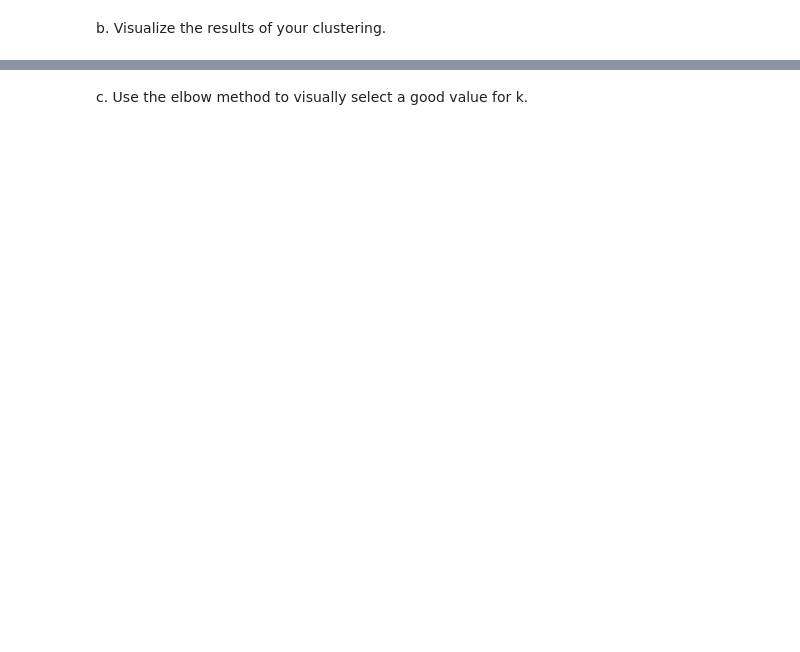
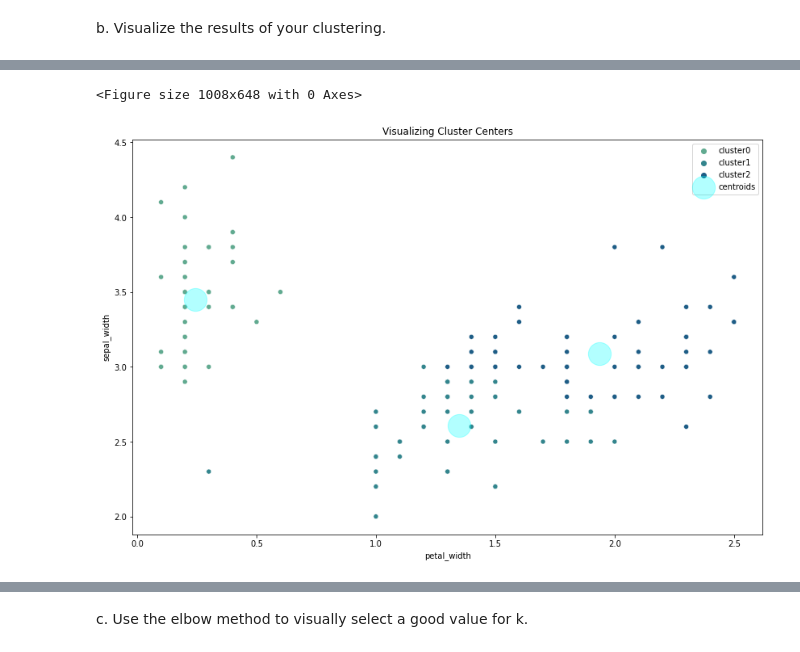
Before and after one commit to CaitlynCarney/git_practice, a Jupyter notebook: clustering-exercises/modeling.ipynb, the cells around one changed output, grey strips where cells are left out. Saved outputs shown, nothing was run; the diff lists cells and outputs as text; code cells hidden in the pictures; blank space fills up the shorter version.

```diff
--- a/clustering-exercises/modeling.ipynb
+++ b/clustering-exercises/modeling.ipynb
@@ -8,0 +110,3 @@ b. Visualize the results of your clustering.
+# %%
+centroids = iris.groupby('cluster')['petal_width', 'sepal_width'].mean()
+centroids
@@ -8,0 +151,19 @@ b. Visualize the results of your clustering.
+# %%
+# we dont want a number on cluster anymore
+iris['cluster'] = 'cluster' + iris.cluster.astype(str)
+# %%
+# lets visualize the clusters along with the centers on unscaled data
+plt.figure(figsize=(14, 9))
+plt.figure(figsize=(14, 9))
+
+# scatter plot of data with hue for cluster
+sns.scatterplot(x = 'petal_width', y = 'sepal_width', data=iris, hue = 'cluster', palette='crest')
+
+# plot cluster centers (centroids)
+centroids.plot.scatter(x = 'petal_width', y = 'sepal_width', ax = plt.gca(), color ='cyan', alpha = 0.3, s = 800, marker = 'o', label = 'centroids')
+
+plt.title('Visualizing Cluster Centers')
+plt.legend();
+# %% [output]
+<Figure size 1008x648 with 0 Axes>
+[figure, added]
```
Also changed, not shown: parts of 57 cells of this notebook.
